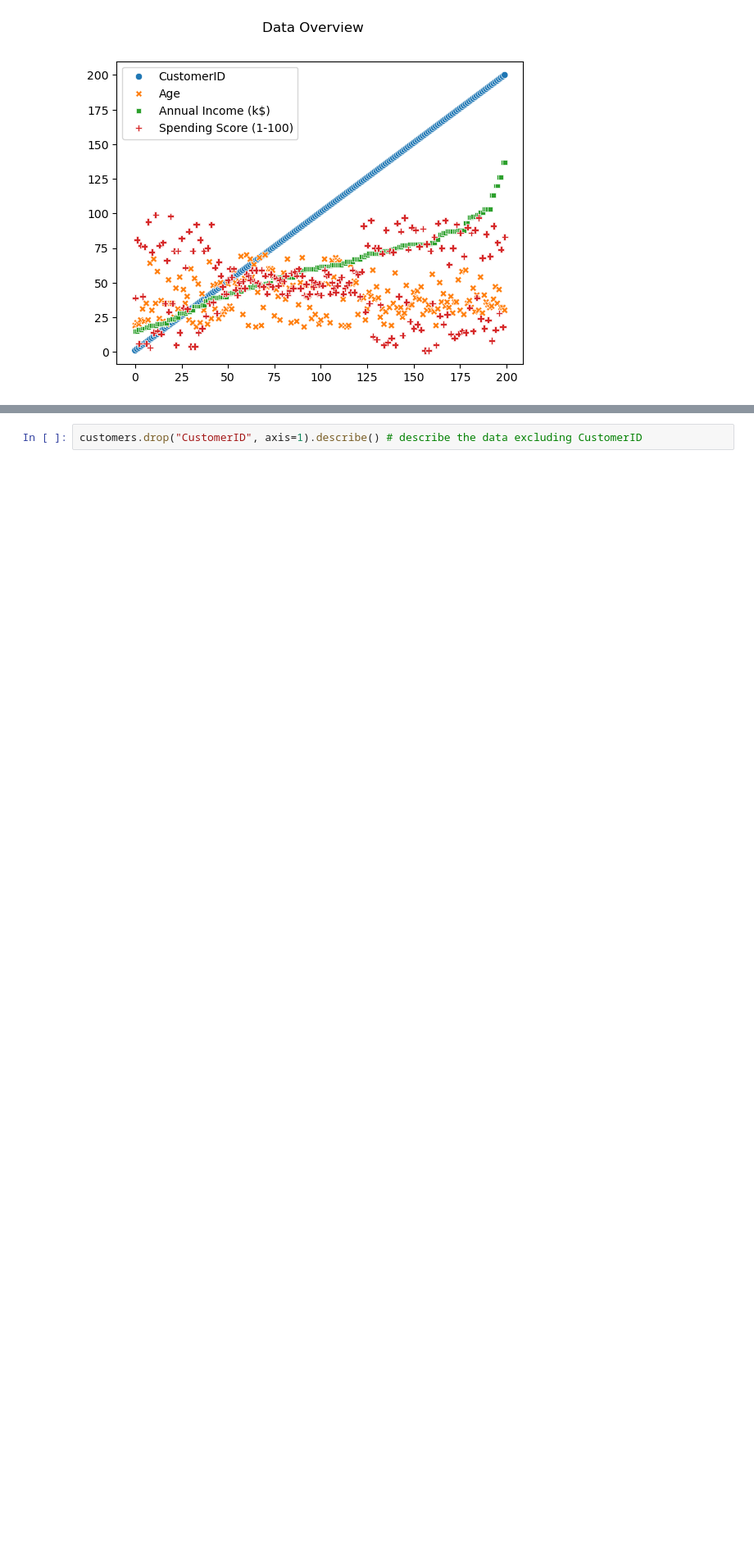
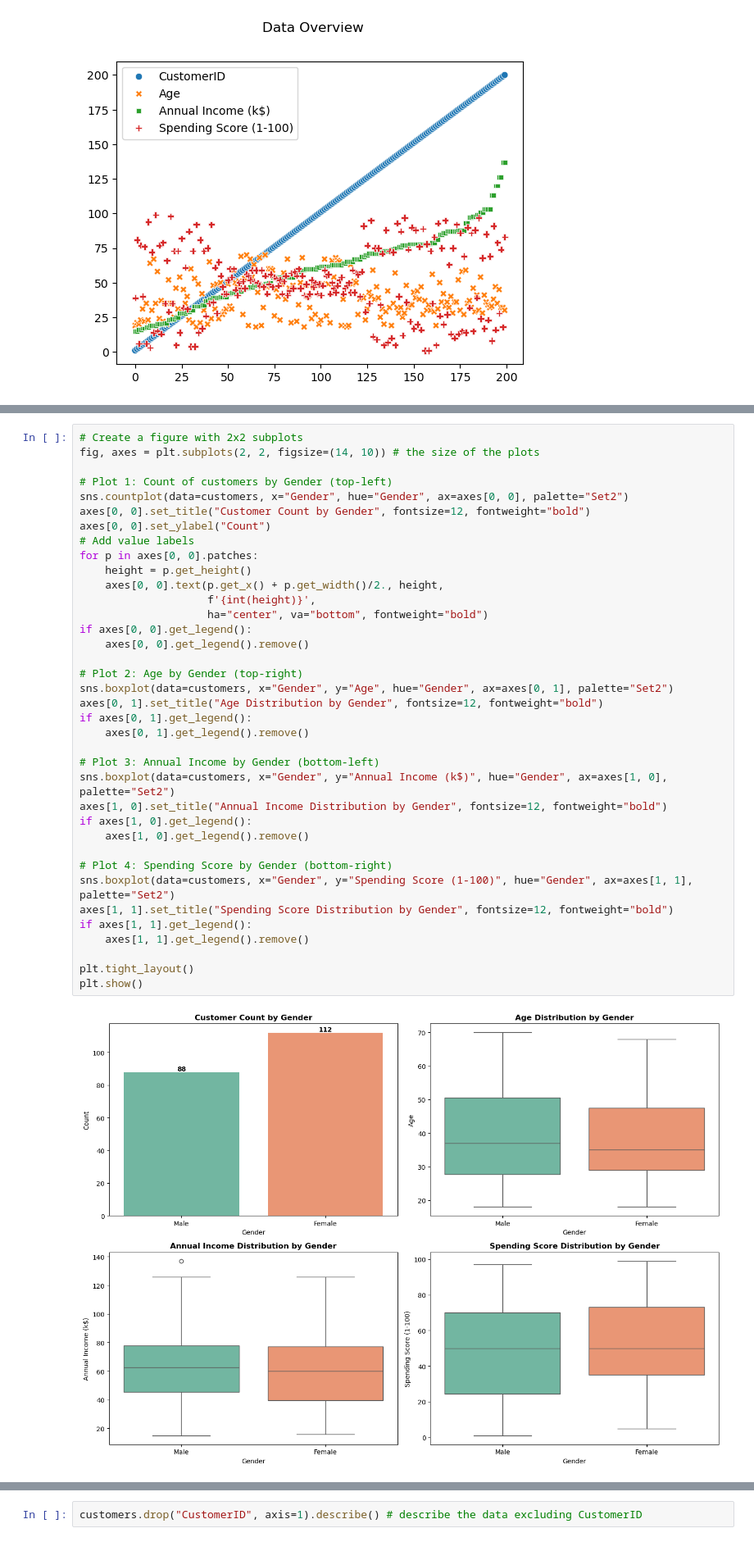
Before and after one commit to thaopham98/DataScience, a Jupyter notebook: python_analysis/A8-K-Means.ipynb, the cells around one changed output, grey strips where cells are left out. Shown at 82% size. Saved outputs shown, nothing was run; the diff lists cells and outputs as text; blank space fills up the shorter version.

```diff
--- a/python_analysis/A8-K-Means.ipynb
+++ b/python_analysis/A8-K-Means.ipynb
@@ -70,0 +93,39 @@ plt.show()
+# %%
+# Create a figure with 2x2 subplots
+fig, axes = plt.subplots(2, 2, figsize=(14, 10)) # the size of the plots
+
+# Plot 1: Count of customers by Gender (top-left)
+sns.countplot(data=customers, x="Gender", hue="Gender", ax=axes[0, 0], palette="Set2")
+axes[0, 0].set_title("Customer Count by Gender", fontsize=12, fontweight="bold")
+axes[0, 0].set_ylabel("Count")
+# Add value labels
+for p in axes[0, 0].patches:
+    height = p.get_height()
+    axes[0, 0].text(p.get_x() + p.get_width()/2., height,
+                    f'{int(height)}',
+                    ha="center", va="bottom", fontweight="bold")
+if axes[0, 0].get_legend():
+    axes[0, 0].get_legend().remove()
+
+# Plot 2: Age by Gender (top-right)
+sns.boxplot(data=customers, x="Gender", y="Age", hue="Gender", ax=axes[0, 1], palette="Set2")
+axes[0, 1].set_title("Age Distribution by Gender", fontsize=12, fontweight="bold")
+if axes[0, 1].get_legend():
+    axes[0, 1].get_legend().remove()
+
+# Plot 3: Annual Income by Gender (bottom-left)
+sns.boxplot(data=customers, x="Gender", y="Annual Income (k$)", hue="Gender", ax=axes[1, 0], palette="Set2")
+axes[1, 0].set_title("Annual Income Distribution by Gender", fontsize=12, fontweight="bold")
+if axes[1, 0].get_legend():
+    axes[1, 0].get_legend().remove()
+
+# Plot 4: Spending Score by Gender (bottom-right)
+sns.boxplot(data=customers, x="Gender", y="Spending Score (1-100)", hue="Gender", ax=axes[1, 1], palette="Set2")
+axes[1, 1].set_title("Spending Score Distribution by Gender", fontsize=12, fontweight="bold")
+if axes[1, 1].get_legend():
+    axes[1, 1].get_legend().remove()
+
+plt.tight_layout()
+plt.show()
+# %% [output]
+[figure, added]
```
Also changed, not shown: parts of 8 cells of this notebook.
